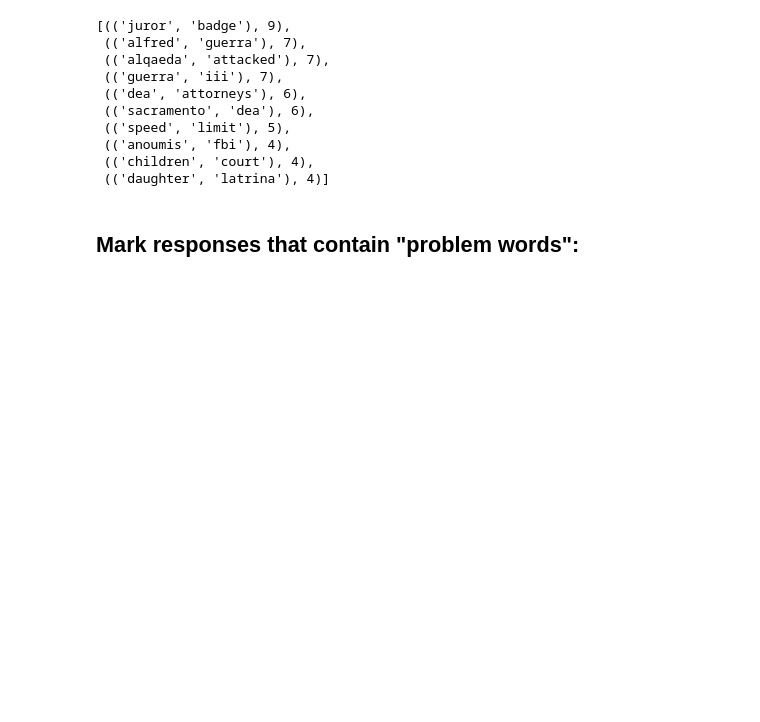
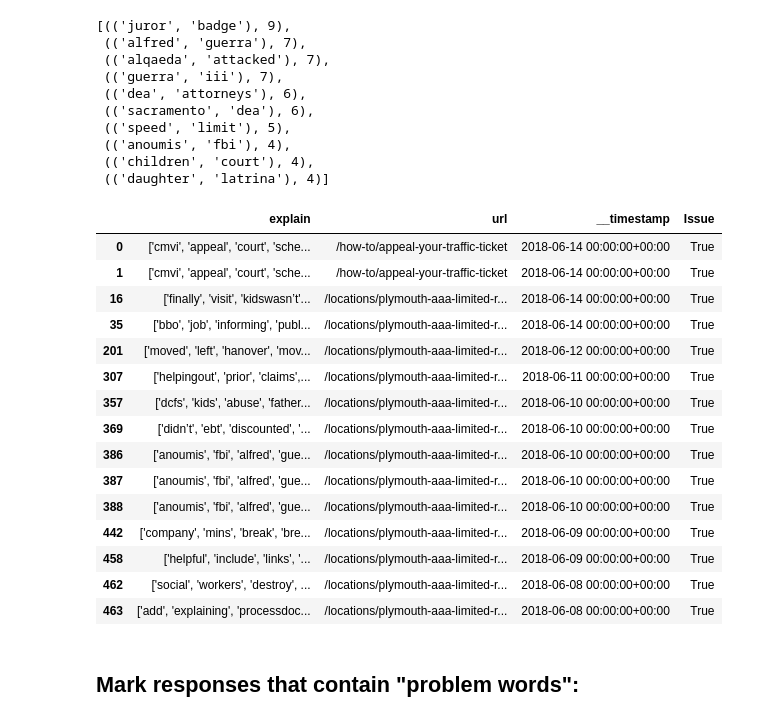
Before and after one commit to natashamathur/EOTSS, a Jupyter notebook: Feedback Preliminary.ipynb, the cells around one changed output. Saved outputs shown, nothing was run; the diff lists cells and outputs as text; code cells hidden in the pictures; blank space fills up the shorter version.

```diff
--- a/Feedback Preliminary.ipynb
+++ b/Feedback Preliminary.ipynb
@@ -264,13 +282,14 @@ def combine(df, output_type, response_col='explain'):
             str_r = str_r + " " + str(i)
         return str_r
 # %%
-ISSUE_WORDS = ['abuse', "child", "homeless", "racial", "injure", "help"]
+ISSUE_WORDS = ['abuse', "child", "homeless", "racial", "injure", "help"] # 33
+iw = ['kids', 'court', 'judge', 'break']
 
 def mh_to_cat(x, words_list):
-    r = 0
+    r = False
     for word in words_list:
         if word in str(x):
-            r = 1
+            r = True
 
     return r
 # %% [markdown]
@@ -293,7 +312,27 @@ find_top_k_ngrams(all_r, 2, 10)
 # %%
 labeled = main.copy()
 labeled['explain'] = labeled['explain'].apply(process,)
-labeled['Issue'] = labeled['explain'].apply(mh_to_cat, args = (ISSUE_WORDS,))
+labeled['Issue'] = labeled['explain'].apply(mh_to_cat, args = (iw,))
+# %%
+caught = labeled[labeled.Issue == 1]
+caught.style
+# %% [output]
+|  | explain | url | __timestamp | Issue |
+| 0 | ['cmvi', 'appeal', 'court', 'sche... | /how-to/appeal-your-traffic-ticket | 2018-06-14 00:00:00+00:00 | True |
+| 1 | ['cmvi', 'appeal', 'court', 'sche... | /how-to/appeal-your-traffic-ticket | 2018-06-14 00:00:00+00:00 | True |
+| 16 | ['finally', 'visit', 'kidswasn’t'... | /locations/plymouth-aaa-limited-r... | 2018-06-14 00:00:00+00:00 | True |
+| 35 | ['bbo', 'job', 'informing', 'publ... | /locations/plymouth-aaa-limited-r... | 2018-06-14 00:00:00+00:00 | True |
+| 201 | ['moved', 'left', 'hanover', 'mov... | /locations/plymouth-aaa-limited-r... | 2018-06-12 00:00:00+00:00 | True |
+| 307 | ['helpingout', 'prior', 'claims',... | /locations/plymouth-aaa-limited-r... | 2018-06-11 00:00:00+00:00 | True |
+| 357 | ['dcfs', 'kids', 'abuse', 'father... | /locations/plymouth-aaa-limited-r... | 2018-06-10 00:00:00+00:00 | True |
+| 369 | ['didn’t', 'ebt', 'discounted', '... | /locations/plymouth-aaa-limited-r... | 2018-06-10 00:00:00+00:00 | True |
+| 386 | ['anoumis', 'fbi', 'alfred', 'gue... | /locations/plymouth-aaa-limited-r... | 2018-06-10 00:00:00+00:00 | True |
+| 387 | ['anoumis', 'fbi', 'alfred', 'gue... | /locations/plymouth-aaa-limited-r... | 2018-06-10 00:00:00+00:00 | True |
+| 388 | ['anoumis', 'fbi', 'alfred', 'gue... | /locations/plymouth-aaa-limited-r... | 2018-06-10 00:00:00+00:00 | True |
+| 442 | ['company', 'mins', 'break', 'bre... | /locations/plymouth-aaa-limited-r... | 2018-06-09 00:00:00+00:00 | True |
+| 458 | ['helpful', 'include', 'links', '... | /locations/plymouth-aaa-limited-r... | 2018-06-09 00:00:00+00:00 | True |
+| 462 | ['social', 'workers', 'destroy', ... | /locations/plymouth-aaa-limited-r... | 2018-06-08 00:00:00+00:00 | True |
+| 463 | ['add', 'explaining', 'processdoc... | /locations/plymouth-aaa-limited-r... | 2018-06-08 00:00:00+00:00 | True |
 # %% [markdown]
 ## Mark responses that contain "problem words":
 # %%
```
Also changed, not shown: parts of 17 cells of this notebook.
